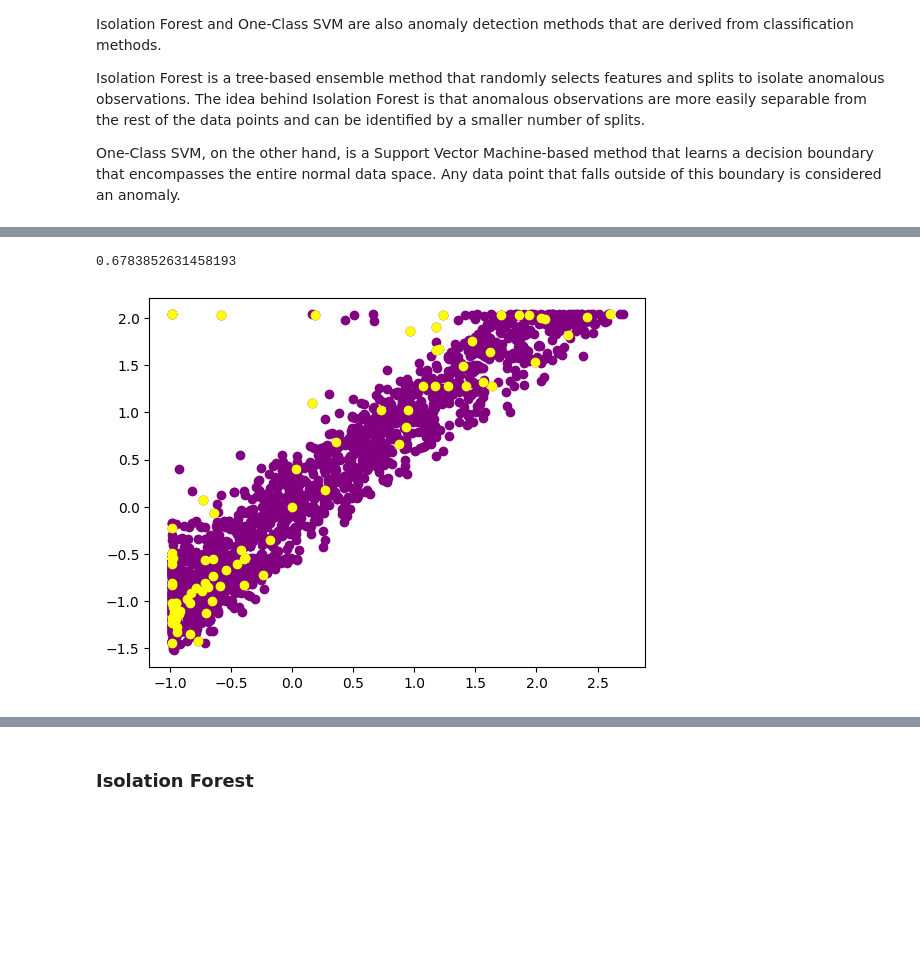
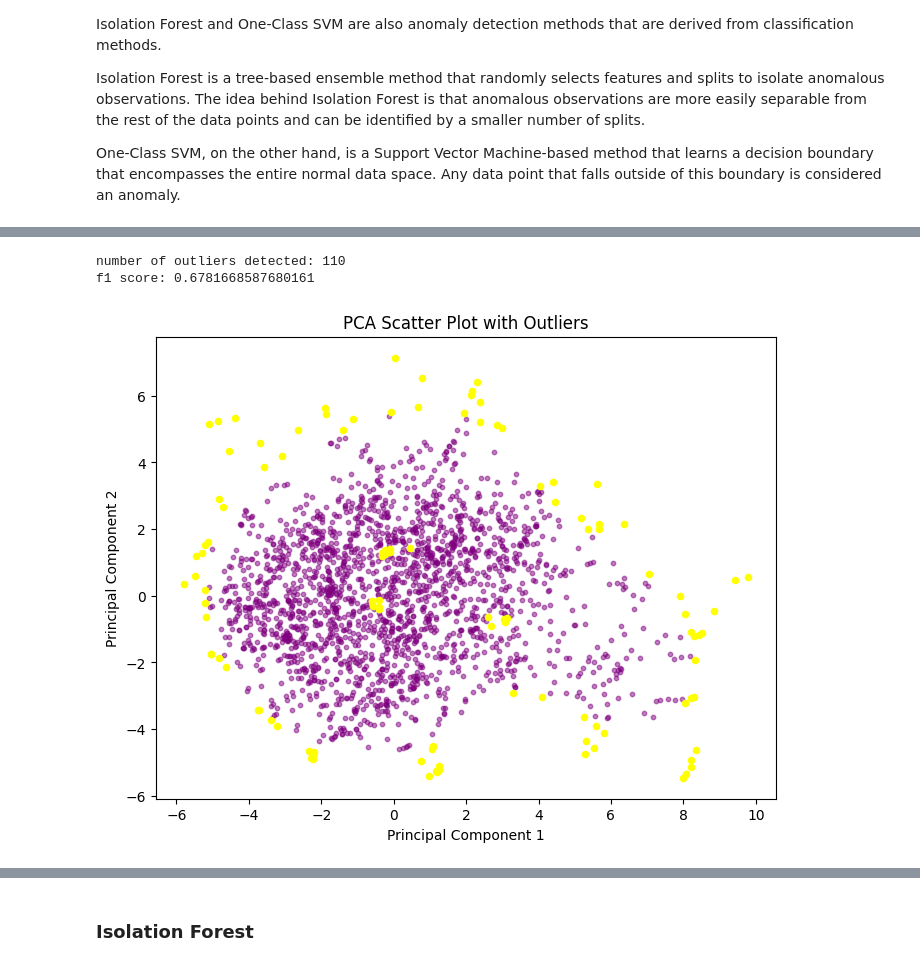
Before and after one commit to Parisasuchdev/outlier_detection, a Jupyter notebook: outlier_detection.ipynb, the cells around one changed output, grey strips where cells are left out. Drawn from its saved outputs; the diff is of its cells as text; code cells hidden in the pictures; blank space fills up the shorter version.

```diff
--- a/outlier_detection.ipynb
+++ b/outlier_detection.ipynb
@@ -22,11 +52,8 @@ from sklearn.metrics import f1_score
 # %%
-df = pd.read_csv('CTG_Dataset.csv')
-df.drop(['FileName', 'Date', 'SegFile'], axis=1, inplace=True) # replacing unnecessary records because they don't directly impact the results
-
 # splitting data
 X = df.drop(['NSP'], axis=1)
 # since data is continuous, we can replace NaN values with mean
-X = df.iloc[:, 0:21].copy()  # explicitly creates a copy of the DataFrame
+X = df.drop(['NSP'], axis=1).copy()  # explicitly creates a copy of the DataFrame
 X.fillna(X.mean(), inplace=True)  # apply .fillna() to the copy
 # to impute most frequest values in categorical class
 imputer = SimpleImputer(strategy='most_frequent')
@@ -36,5 +63,5 @@ y = df['NSP']
 
 scaler = StandardScaler()
 X = scaler.fit_transform(X)
-X
+X.shape
 # %% [output]
@@ -98,19 +166,28 @@ second - with PCA
 # %%
 # create OneClassSVM estimator
 clf = OneClassSVM(kernel='rbf', nu=0.05)
-clf.fit(X)
+clf.fit(X_pca)
 # predict labels for all data
-y_pred = clf.predict(X)
+y_pred = clf.predict(X_pca)
+num_outliers = np.count_nonzero(y_pred == -1)
+print(f'number of outliers detected: {num_outliers}')
 # F1 score
 f1 = f1_score(y, y_pred, average='weighted')
-print(f1)
+print(f'f1 score: {f1}')
 # identify outliers
-outliers = X[y_pred == -1] # only get rows where y_pred == -1
+outliers = X_pca[y_pred == -1] # only get rows where y_pred == -1
 
-# plot outliers
-plt.scatter(X[:, 0], X[:, 1], c='purple')
-plt.scatter(outliers[:, 0], outliers[:, 1], c='yellow')
+# remove outliers
+X_no_outliers = X_pca[y_pred == 1]
+
+plt.figure(figsize=(8, 6))
+plt.scatter(X_pca[:, 0], X_pca[:, 1], s=10, color='purple', alpha=0.5)
+plt.scatter(outliers[:, 0], outliers[:, 1], s=20, color='yellow')
+plt.xlabel('Principal Component 1')
+plt.ylabel('Principal Component 2')
+plt.title('PCA Scatter Plot with Outliers')
 plt.show()
 # %% [output]
-0.6783852631458193
+number of outliers detected: 110
+f1 score: 0.6781668587680161
-[figure, old version]
+[figure, new version]
```
Also changed, not shown: parts of 20 cells of this notebook.
